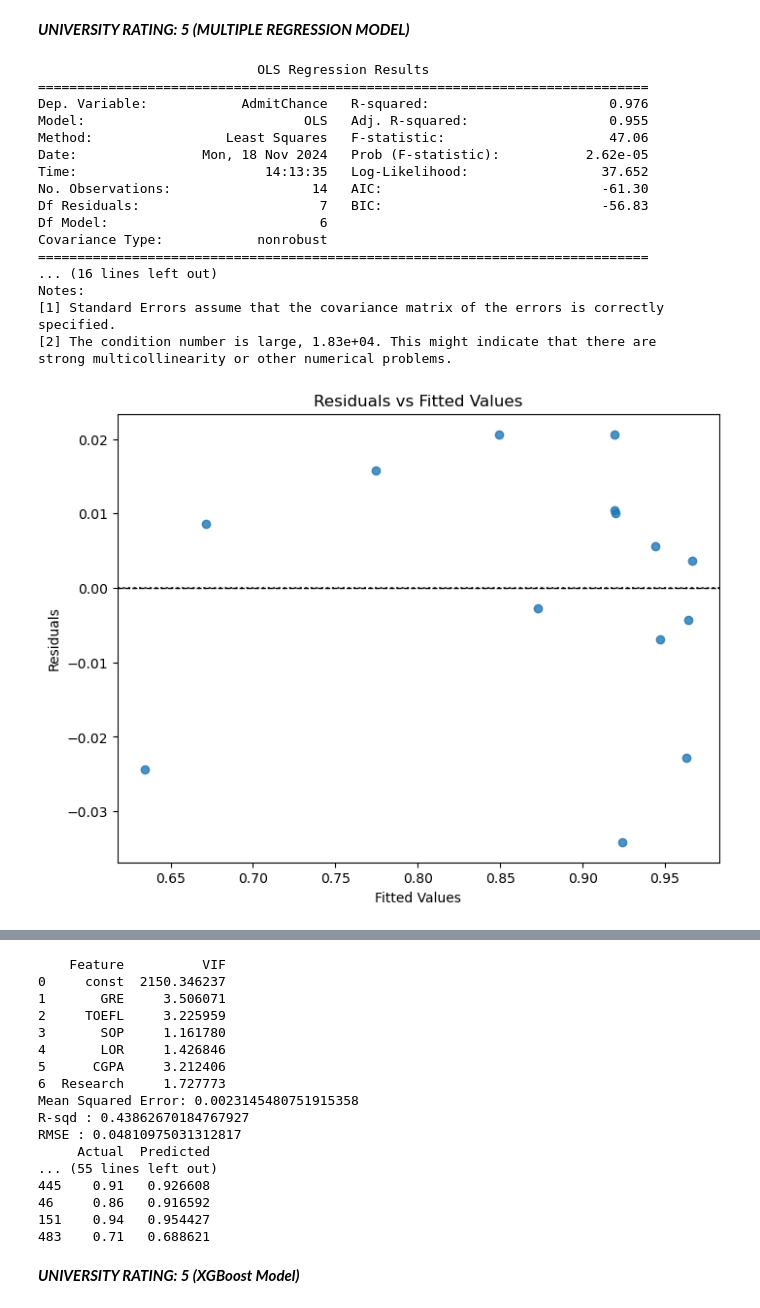
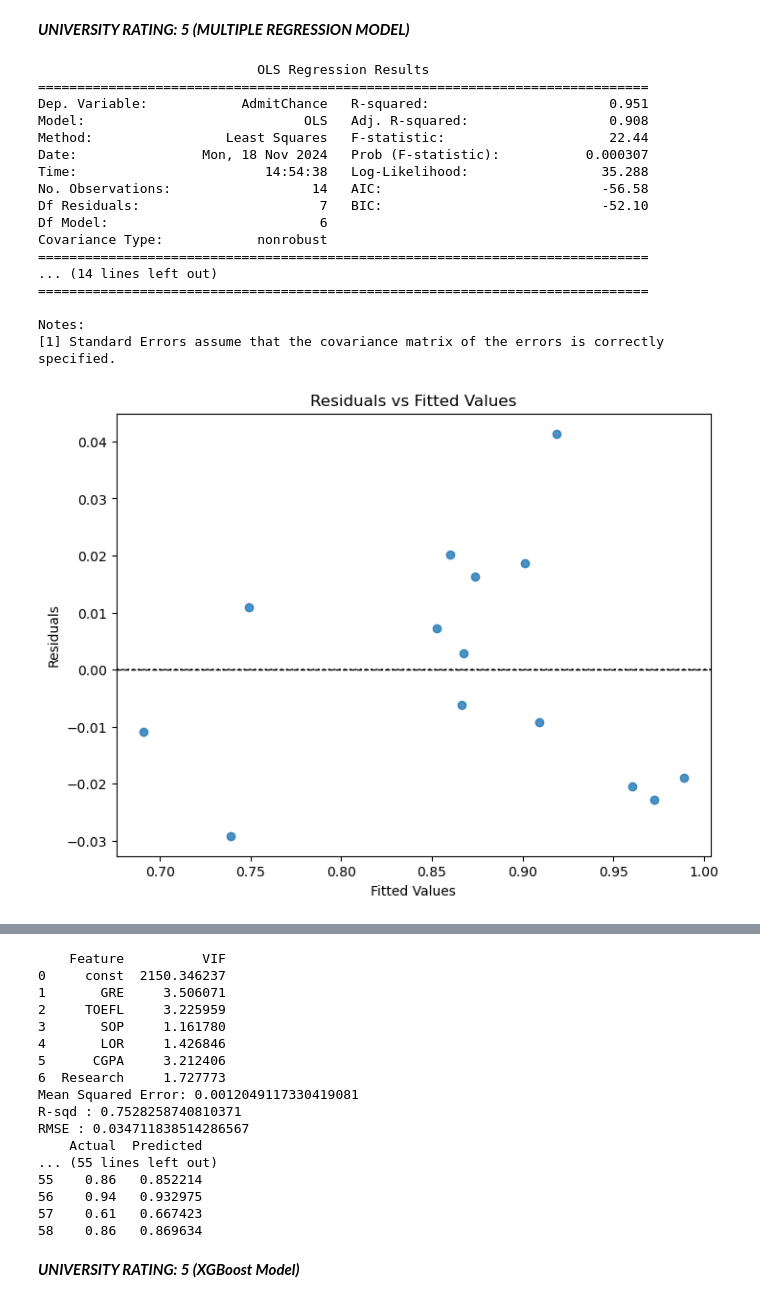
Before and after one commit to Sarvesh30/GraduatePredictor, a Jupyter notebook: GraduatePredTest.ipynb, the cells around one changed output, grey strips where cells are left out. Cells and saved outputs as stored; diff of their text form; code cells hidden in the pictures.

```diff
--- a/GraduatePredTest.ipynb
+++ b/GraduatePredTest.ipynb
@@ -169,16 +170,16 @@ plt.show()
 # %% [markdown]
 ***UNIVERSITY RATING: 5 (MULTIPLE REGRESSION MODEL)***
 # %%
-# Set up the predictos and the target variable
+# Set up the predictors and the target variable
 x_ur_5 = grad_df_ur_5[['GRE', 'TOEFL', 'SOP', 'LOR',  'CGPA',  'Research']]
 y_ur_5 = grad_df_ur_5['AdmitChance']
 
 # Partition the data into testing and training sets (80% train, 20% test)
-x_train_ur_5, x_test_ur_5, y_train_ur_5, y_test_ur_5 = train_test_split(x_ur_5, y_ur_5, test_size = 0.8, random_state = 42)
+x_train_ur_5, x_test_ur_5, y_train_ur_5, y_test_ur_5 = train_test_split(x_ur_5, y_ur_5, test_size = 0.8, random_state = 50)
 
-# scaler = StandardScaler()
-# x_train_ur_5 = scaler.fit_transform(x_train_ur_5)
-# x_test_ur_5 = scaler.transform(x_test_ur_5)
+scaler = StandardScaler()
+x_train_ur_5 = scaler.fit_transform(x_train_ur_5)
+x_test_ur_5 = scaler.transform(x_test_ur_5)
 
 # Add intercepts to the training and testing set for the predictors
 x_train_ur_5 = sm.add_constant(x_train_ur_5)
@@ -198,6 +199,20 @@ plt.axhline(0, color='black', linestyle='--', linewidth=1)
 plt.xlabel('Fitted Values')
 plt.ylabel('Residuals')
 plt.title('Residuals vs Fitted Values')
+plt.show()
+
+# Build Q-Q Plot
+sm.qqplot(residuals, line = '45', fit = True)
+plt.title('Q-Q Plot of Residuals')
+plt.show()
+
+# Build Histogram of Residuals
+plt.figure(figsize = (8, 6))
+sns.histplot(residuals, kde = True, bins = 20, color = 'blue')
+plt.axvline(0, color = 'black', linestyle = '--', linewidth = 1)
+plt.xlabel('Residuals')
+plt.ylabel('Frequeny')
+plt.title('Histogram of Residuals')
 plt.show()
 
 # Find the VIFs to assess multicollinearity in the dataset
@@ -209,41 +224,41 @@ vif_data_ur_5['Feature'] = x_ur_5_with_const.columns
 vif_data_ur_5['VIF'] = [variance_inflation_factor(x_ur_5_with_const.values, i) for i in range(x_ur_5_with_const.shape[1])]
 print(vif_data_ur_5)
 
 # Use the trained multiple regression model to predict admission chances
 y_pred_ur_5 = model_ur_5.predict(x_test_ur_5)
 
 # Calculate MSE and R^2 metrics
 mse = mean_squared_error(y_test_ur_5, y_pred_ur_5)
 rmse = math.sqrt(mse)
 r2 = r2_score(y_test_ur_5, y_pred_ur_5)
 print(f"Mean Squared Error: {mse}")
 print(f"R-sqd : {r2}")
 print(f"RMSE : {rmse}")
 
 # Display data frame to show the actual admission chances and predicted
 #  admission chances from the testing set
 act_vs_pred = pd.DataFrame({
     'Actual': y_test_ur_5.values,  # Ensure we use values, not the index
     'Predicted': y_pred_ur_5
 })
 
 print(act_vs_pred)
 # %% [output]
                             OLS Regression Results
 ==============================================================================
-Dep. Variable:            AdmitChance   R-squared:                       0.976
-Model:                            OLS   Adj. R-squared:                  0.955
-Method:                 Least Squares   F-statistic:                     47.06
-Date:                Mon, 18 Nov 2024   Prob (F-statistic):           2.62e-05
-Time:                        14:13:35   Log-Likelihood:                 37.652
-No. Observations:                  14   AIC:                            -61.30
-Df Residuals:                       7   BIC:                            -56.83
+Dep. Variable:            AdmitChance   R-squared:                       0.951
+Model:                            OLS   Adj. R-squared:                  0.908
+Method:                 Least Squares   F-statistic:                     22.44
+Date:                Mon, 18 Nov 2024   Prob (F-statistic):           0.000307
+Time:                        14:54:38   Log-Likelihood:                 35.288
+No. Observations:                  14   AIC:                            -56.58
+Df Residuals:                       7   BIC:                            -52.10
 Df Model:                           6
 Covariance Type:            nonrobust
 ==============================================================================
-... (16 lines left out)
+... (14 lines left out)
+==============================================================================
+
 Notes:
 [1] Standard Errors assume that the covariance matrix of the errors is correctly specified.
-[2] The condition number is large, 1.83e+04. This might indicate that there are
-strong multicollinearity or other numerical problems.
-[figure, old version]
+[figure, new version]
@@ -255,15 +272,15 @@ strong multicollinearity or other numerical problems.
 4       LOR     1.426846
 5      CGPA     3.212406
 6  Research     1.727773
-Mean Squared Error: 0.0023145480751915358
-R-sqd : 0.43862670184767927
-RMSE : 0.04810975031312817
-     Actual  Predicted
+Mean Squared Error: 0.0012049117330419081
+R-sqd : 0.7528258740810371
+RMSE : 0.034711838514286567
+    Actual  Predicted
 ... (55 lines left out)
-445    0.91   0.926608
-46     0.86   0.916592
-151    0.94   0.954427
-483    0.71   0.688621
+55    0.86   0.852214
+56    0.94   0.932975
+57    0.61   0.667423
+58    0.86   0.869634
 # %% [markdown]
 ***UNIVERSITY RATING: 5 (XGBoost Model)***
 # %%
```
Also changed, not shown: parts of 3 cells of this notebook.
